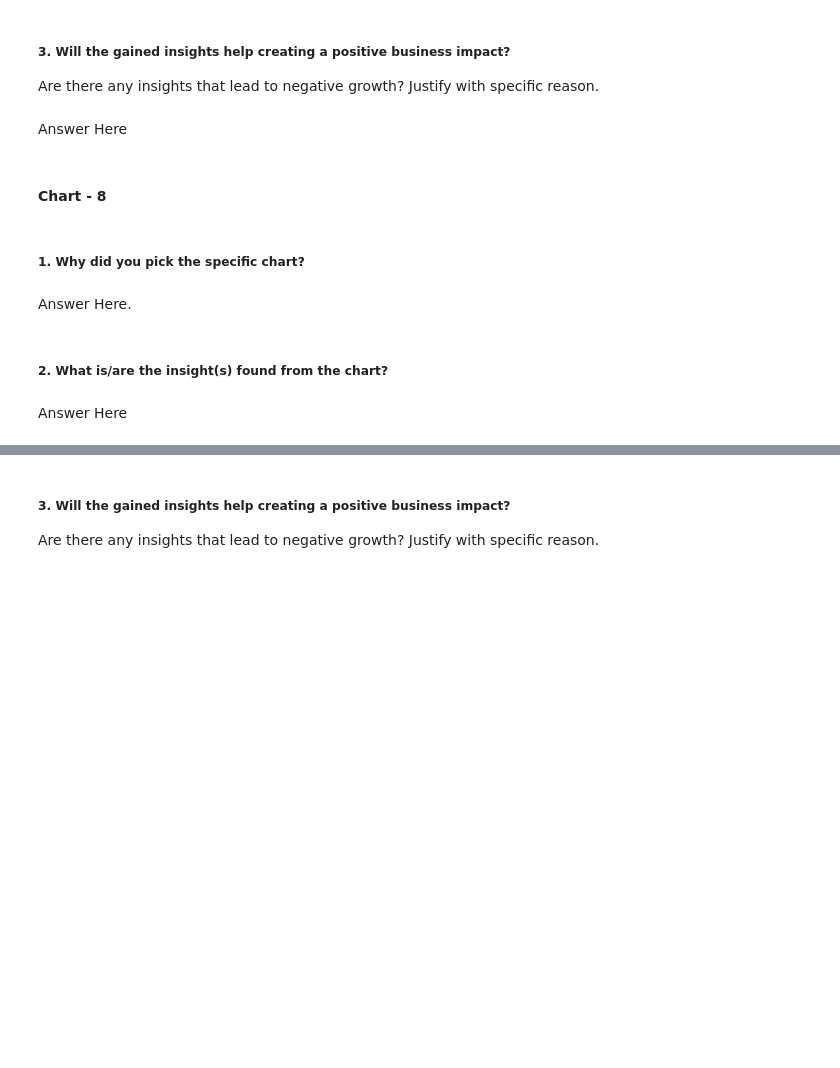
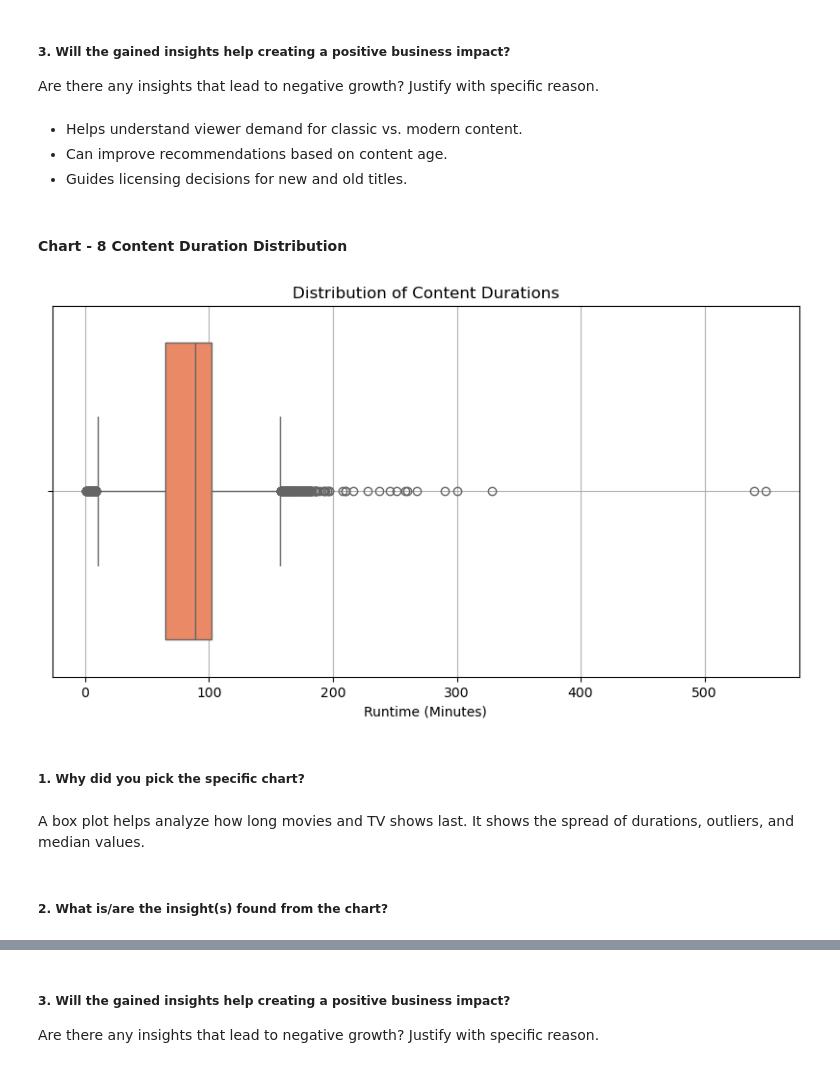
Before and after one commit to Shanmuganathan2004/Labmentix-Internship, a Jupyter notebook: WEEK-2/ML-week2-submission.ipynb, the cells around one changed output, grey strips where cells are left out. Drawn from its saved outputs; the diff is of its cells as text; code cells hidden in the pictures; blank space fills up the shorter version.

```diff
--- a/WEEK-2/ML-week2-submission.ipynb
+++ b/WEEK-2/ML-week2-submission.ipynb
@@ -631,7 +503,9 @@ Answer Here
 # %% [markdown]
 ##### 3. Will the gained insights help creating a positive business impact?
 Are there any insights that lead to negative growth? Justify with specific reason.
-# %% [markdown]
-Answer Here
+# %% [markdown]
+* Helps understand viewer demand for classic vs. modern content.
+* Can improve recommendations based on content age.
+* Guides licensing decisions for new and old titles.
 # %% [markdown]
-#### Chart - 8
+#### Chart - 8 Content Duration Distribution
@@ -640,8 +512,21 @@ Answer Here
+# %%
+# Chart - 8 visualization code
+
+# Ensure the 'runtime' column exists
+if 'runtime' in titles_df.columns:
+    plt.figure(figsize=(10, 5))
+    sns.boxplot(x=titles_df['runtime'], color='coral')
+    plt.title('Distribution of Content Durations')
+    plt.xlabel('Runtime (Minutes)')
+    plt.grid(True)
+    plt.show()
+else:
+    print("Column 'runtime' not found in the dataset! Check dataset columns.")
+# %% [output]
+[figure, added]
 # %% [markdown]
 ##### 1. Why did you pick the specific chart?
-# %% [markdown]
-Answer Here.
+# %% [markdown]
+A box plot helps analyze how long movies and TV shows last. It shows the spread of durations, outliers, and median values.
 # %% [markdown]
 ##### 2. What is/are the insight(s) found from the chart?
-# %% [markdown]
-Answer Here
```
Also changed, not shown: parts of 63 cells of this notebook.
